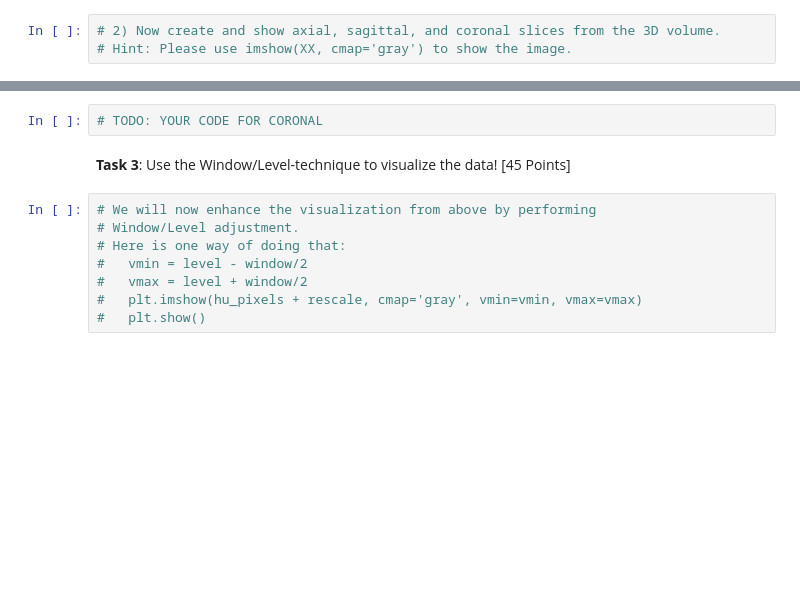
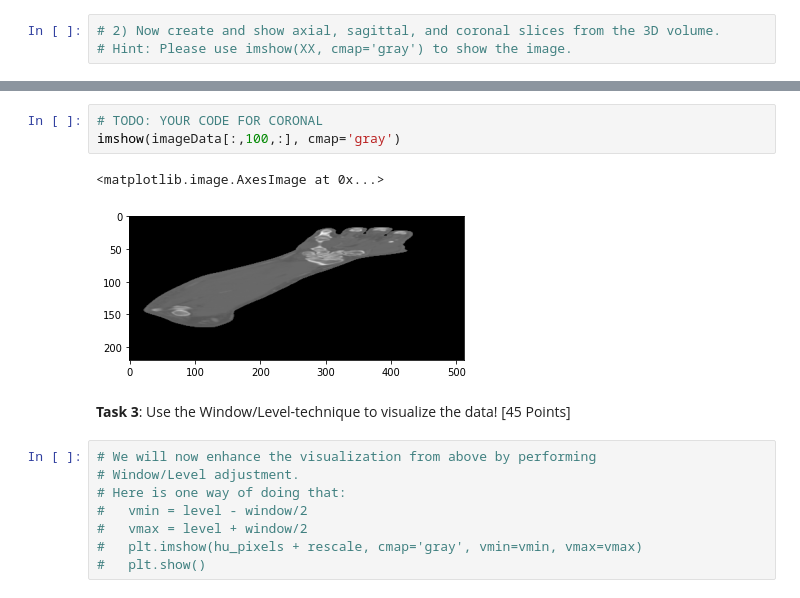
Before and after one commit to bostongfx/cs480student, a Jupyter notebook: 05/CS480_Assignment_5.ipynb, the cells around one changed output, grey strips where cells are left out. Saved outputs shown, nothing was run; the diff lists cells and outputs as text; blank space fills up the shorter version.

```diff
--- a/05/CS480_Assignment_5.ipynb
+++ b/05/CS480_Assignment_5.ipynb
@@ -66,5 +90,9 @@ from pydicom import dcmread
 # %%
 # TODO: YOUR CODE FOR CORONAL
+imshow(imageData[:,100,:], cmap='gray')
+# %% [output]
+<matplotlib.image.AxesImage at 0x...>
+[figure, added]
 # %% [markdown]
 **Task 3**: Use the Window/Level-technique to visualize the data! [45 Points]
 # %%
```
Also changed, not shown: parts of 23 cells of this notebook.
